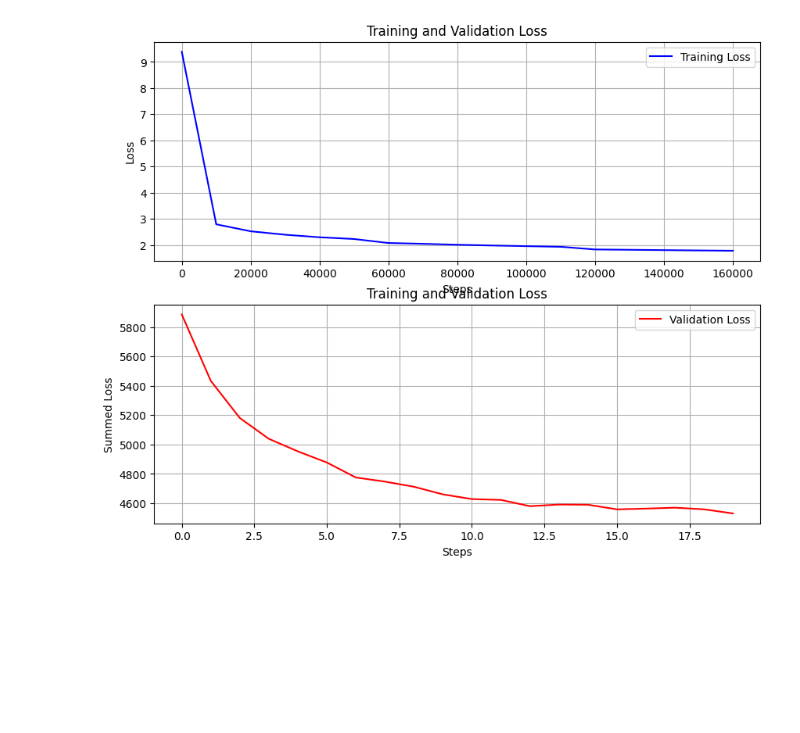
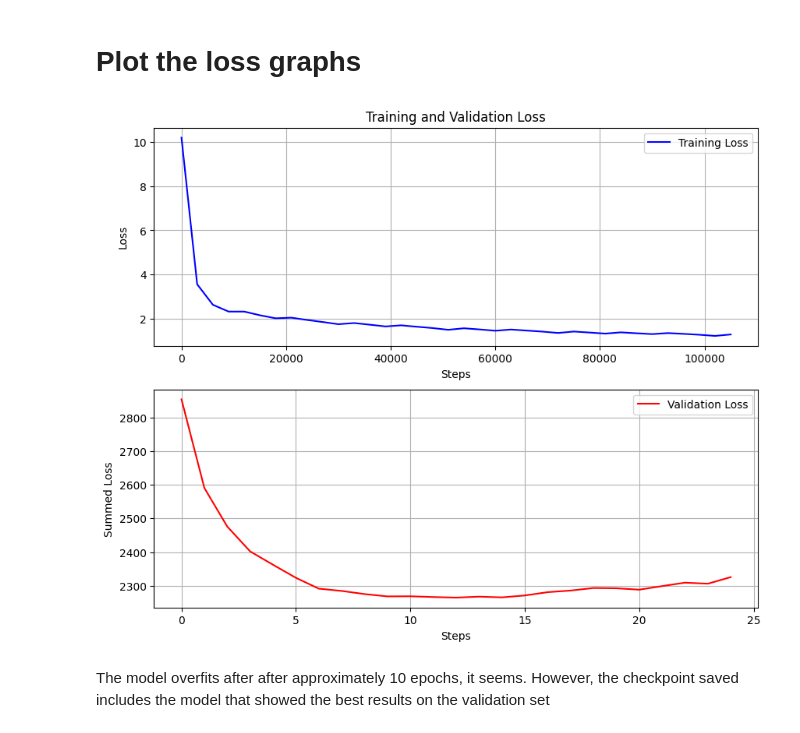
Before and after one commit to BatyshchevKirill/text-detoxification, a Jupyter notebook: notebooks/3-0-transformer-training.ipynb, the cells around one changed output. Drawn from its saved outputs; the diff is of its cells as text; code cells hidden in the pictures; blank space fills up the shorter version.

```diff
--- a/notebooks/3-0-transformer-training.ipynb
+++ b/notebooks/3-0-transformer-training.ipynb
@@ -76,6 +95,13 @@ Epoch 20/20
+# %% [markdown]
+# Plot the loss graphs
 # %%
 from src.visualization.visualize import plot_loss
-# %%
-plot_loss("/kaggle/working/runs/loss_plot/events.out.tfevents.1699185566.ead094bda3fa.26.0", step=100)
-# %% [output]
-[figure, removed]
+# %%
+import os
+
+files = os.listdir("runs/loss_plot")
+plot_loss(f"runs/loss_plot/{files[1]}", step=30)
+# %% [output]
+[figure, added]
+# %% [markdown]
+The model overfits after after approximately 10 epochs, it seems. However, the checkpoint saved includes the model that showed the best results on the validation set
```
Also changed, not shown: parts of 13 cells of this notebook, 4 other files.
